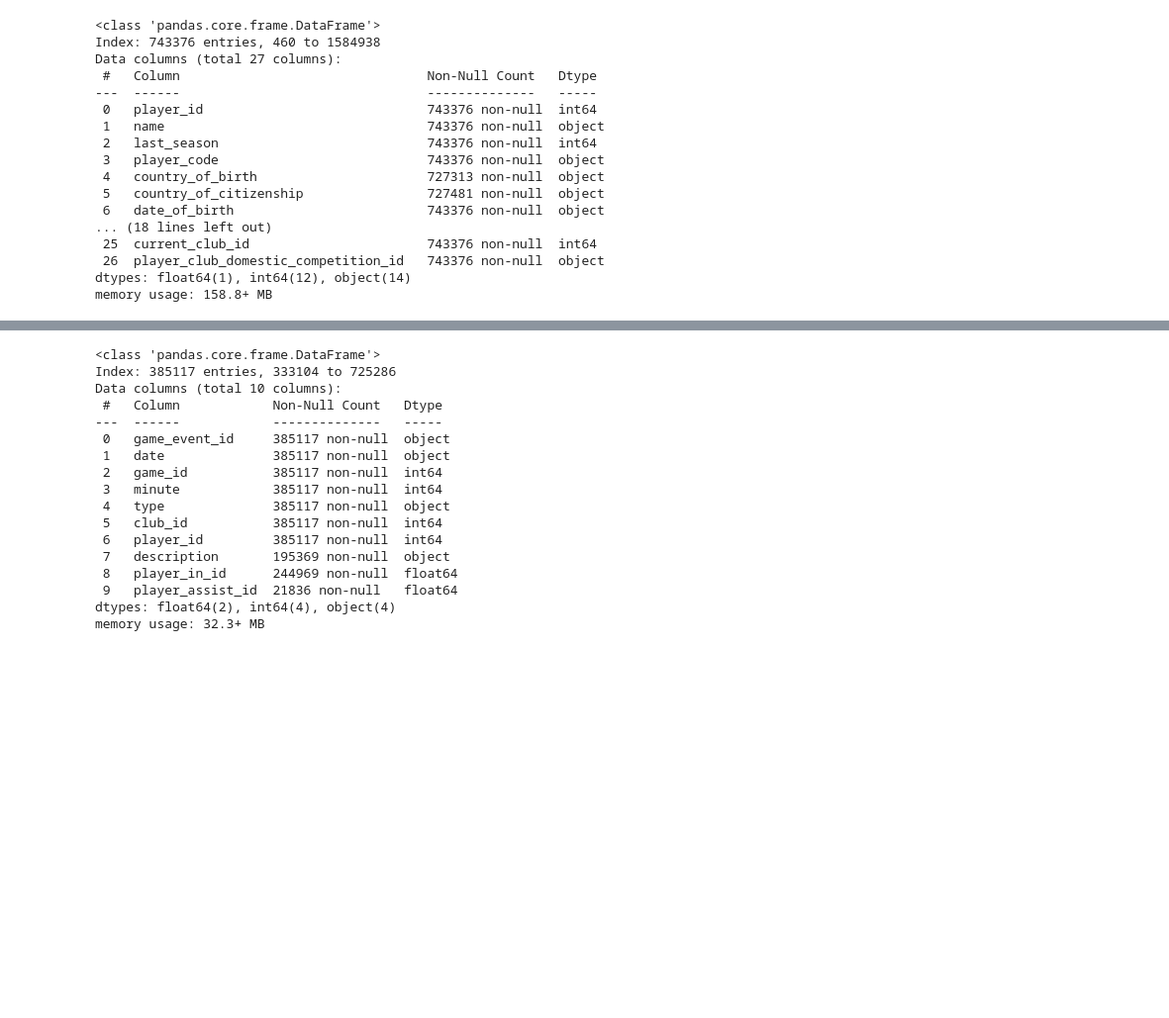
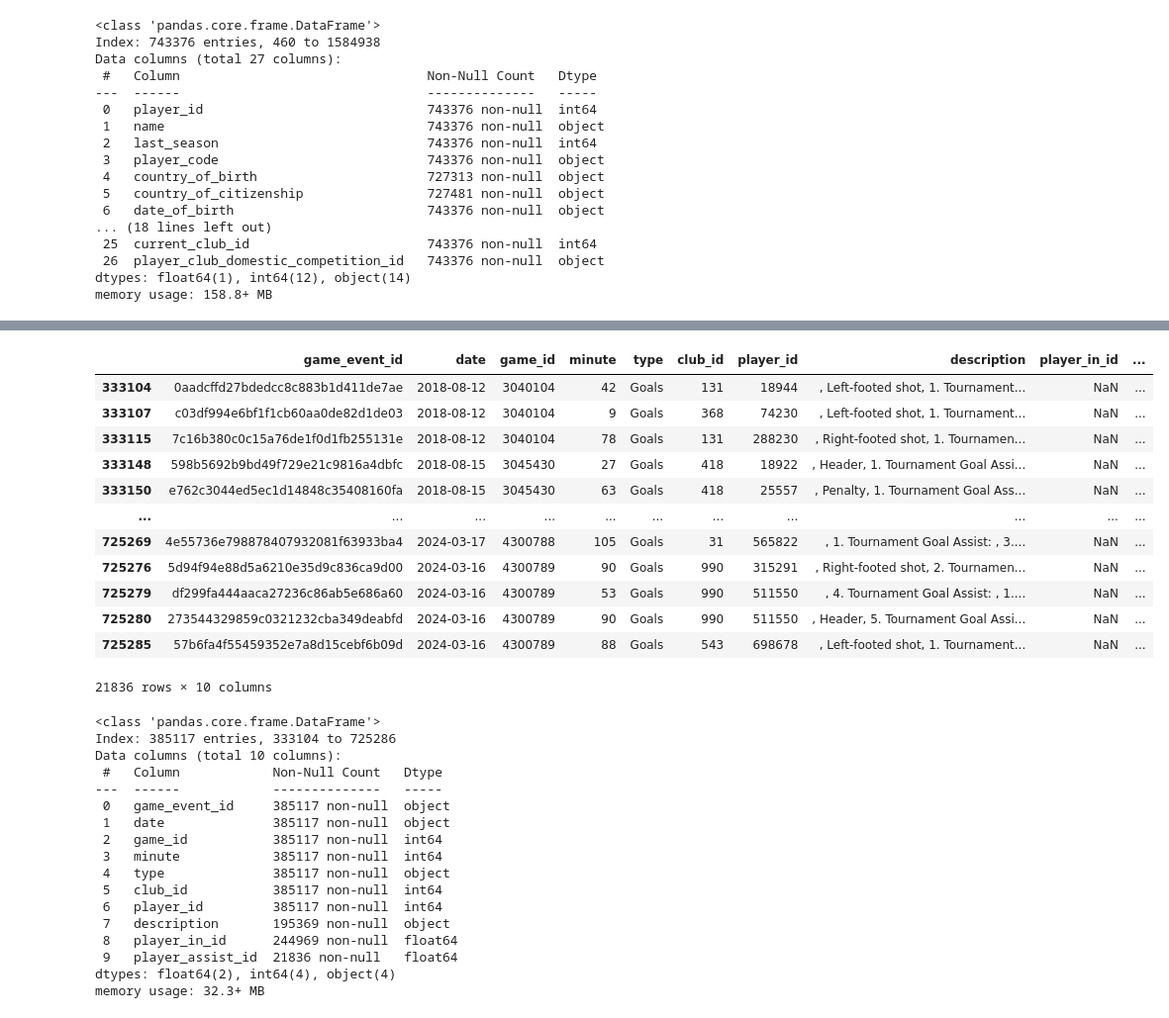
Before and after one commit to MijeongKim0533/PJ_Best_Combination, a Jupyter notebook: SY/Untitled-2.ipynb, the cells around one changed output, grey strips where cells are left out. Shown at 99% size. Cells and saved outputs as stored; diff of their text form; code cells hidden in the pictures; blank space fills up the shorter version.

```diff
--- a/SY/Untitled-2.ipynb
+++ b/SY/Untitled-2.ipynb
@@ -211,3 +211,19 @@ game_events[game_events['type'].isin(['Goals', 'Substitutions'])]
+# %%
+game_events[game_events['player_assist_id'].notnull()]
+# %% [output]
+|  | game_event_id | date | game_id | minute | type | club_id | player_id | description | player_in_id | ... |
+| 333104 | 0aadcffd27bdedcc8c883b1d411de7ae | 2018-08-12 | 3040104 | 42 | Goals | 131 | 18944 | , Left-footed shot, 1. Tournament... | NaN | ... |
+| 333107 | c03df994e6bf1f1cb60aa0de82d1de03 | 2018-08-12 | 3040104 | 9 | Goals | 368 | 74230 | , Left-footed shot, 1. Tournament... | NaN | ... |
+| 333115 | 7c16b380c0c15a76de1f0d1fb255131e | 2018-08-12 | 3040104 | 78 | Goals | 131 | 288230 | , Right-footed shot, 1. Tournamen... | NaN | ... |
+| 333148 | 598b5692b9bd49f729e21c9816a4dbfc | 2018-08-15 | 3045430 | 27 | Goals | 418 | 18922 | , Header, 1. Tournament Goal Assi... | NaN | ... |
+| 333150 | e762c3044ed5ec1d14848c35408160fa | 2018-08-15 | 3045430 | 63 | Goals | 418 | 25557 | , Penalty, 1. Tournament Goal Ass... | NaN | ... |
+| ... | ... | ... | ... | ... | ... | ... | ... | ... | ... | ... |
+| 725269 | 4e55736e798878407932081f63933ba4 | 2024-03-17 | 4300788 | 105 | Goals | 31 | 565822 | , 1. Tournament Goal Assist: , 3.... | NaN | ... |
+| 725276 | 5d94f94e88d5a6210e35d9c836ca9d00 | 2024-03-16 | 4300789 | 90 | Goals | 990 | 315291 | , Right-footed shot, 2. Tournamen... | NaN | ... |
+| 725279 | df299fa444aaca27236c86ab5e686a60 | 2024-03-16 | 4300789 | 53 | Goals | 990 | 511550 | , 4. Tournament Goal Assist: , 1.... | NaN | ... |
+| 725280 | 273544329859c0321232cba349deabfd | 2024-03-16 | 4300789 | 90 | Goals | 990 | 511550 | , Header, 5. Tournament Goal Assi... | NaN | ... |
+| 725285 | 57b6fa4f55459352e7a8d15cebf6b09d | 2024-03-16 | 4300789 | 88 | Goals | 543 | 698678 | , Left-footed shot, 1. Tournament... | NaN | ... |
+21836 rows × 10 columns
 # %%
 game_events.info()
 # %% [output]
```
Also changed, not shown: parts of 10 cells of this notebook.
